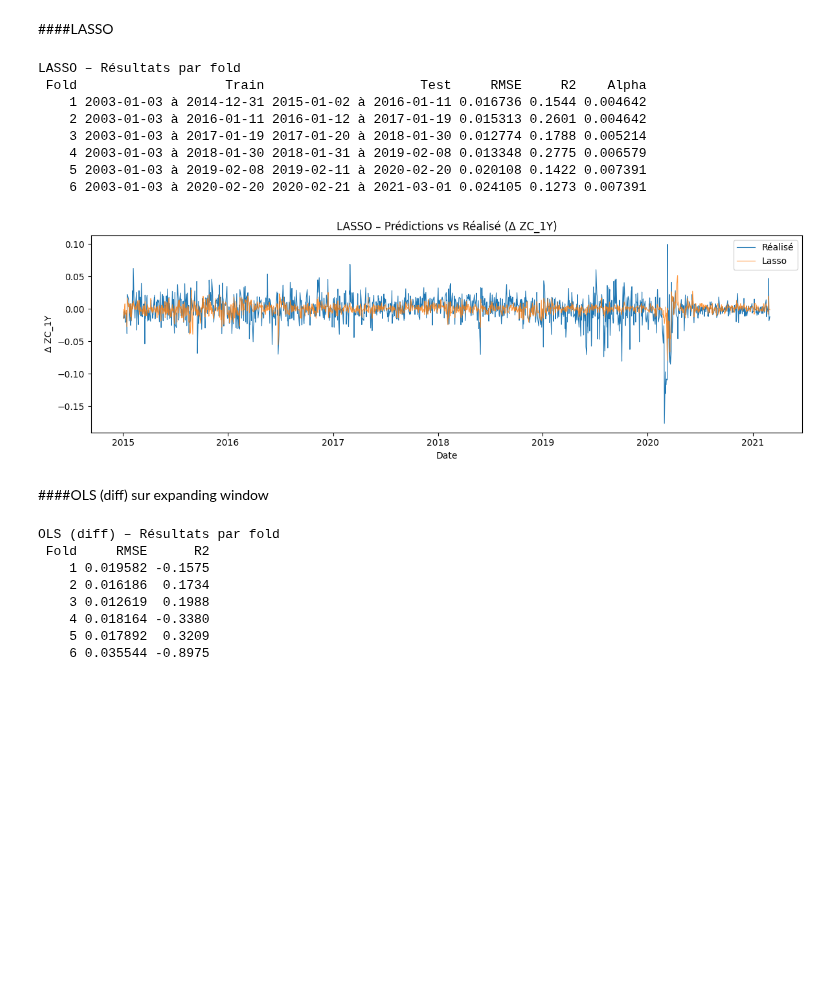
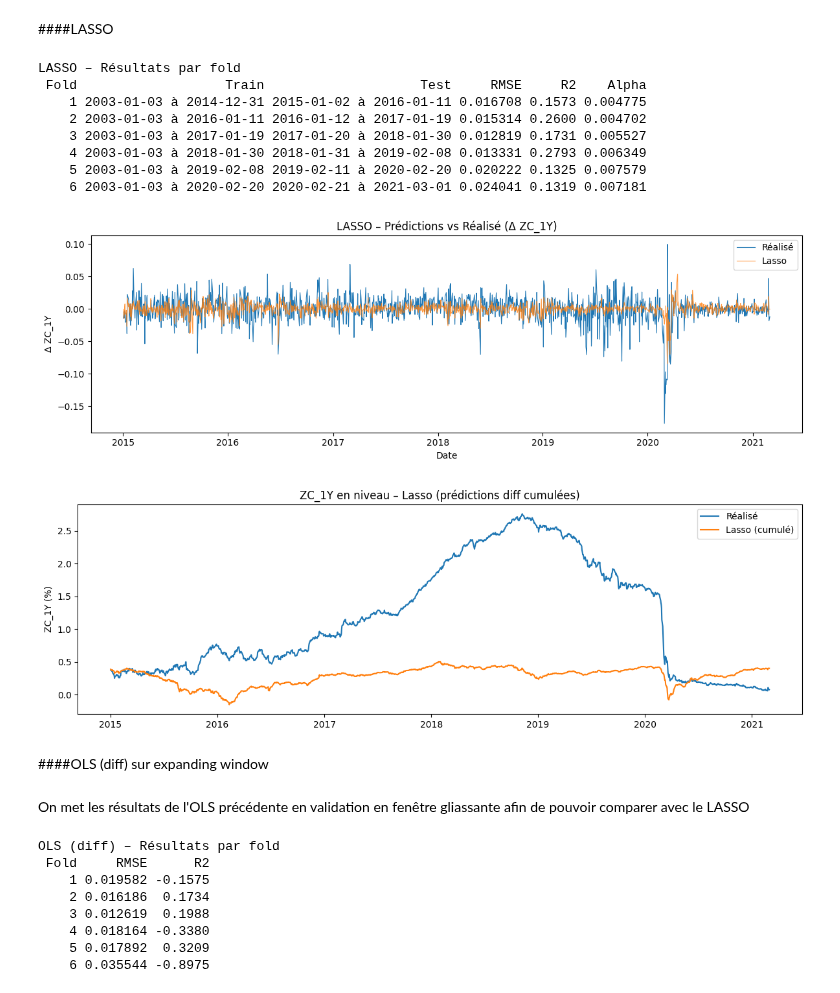
Before and after one commit to JibeyJB/Projet-DATA, a Jupyter notebook: Projet_DATA.ipynb, the cells around one changed output. Saved outputs shown, nothing was run; the diff lists cells and outputs as text; code cells hidden in the pictures; blank space fills up the shorter version.

```diff
--- a/Projet_DATA.ipynb
+++ b/Projet_DATA.ipynb
@@ -778,18 +778,18 @@ print(f"Variables non stationnaires ({len(non_stat)}) : {non_stat}")
 
 # 3) Passage en diff
 
-df_diff2 = df_model2.copy()
+df_diff = df_model2.copy()
 for col in non_stat:
-    df_diff2[col] = df_diff2[col].diff()
-df_diff2 = df_diff2.dropna()
+    df_diff[col] = df_diff[col].diff()
+df_diff = df_diff.dropna()
 # 4) Cible et features
 
-Y_d = df_diff2[["ZC_1Y"]]
-X_d = df_diff2.drop(columns=["ZC_1Y"])
+Y_d = df_diff[["ZC_1Y"]]
+X_d = df_diff.drop(columns=["ZC_1Y"])
 
 # 5) Split temporel : 80% train
 
-split_d = int(0.8 * len(df_diff2))
+split_d = int(0.8 * len(df_diff))
 X_train_d = X_d.iloc[:split_d]
 Y_train_d = Y_d.iloc[:split_d]
 # %% [output]
@@ -904,7 +904,7 @@ else:
 model = auto_arima(
     Y_train,
     start_p=0, start_q=0,
-    max_p=4, max_q=4,
+    max_p=2, max_q=2,
     seasonal=False,
     information_criterion="aic",
     stepwise=True,
@@ -1111,12 +1111,7 @@ for k, (train_idx, test_idx) in enumerate(folds):
     X_te_sc = scaler.transform(X_te)
 
     # LassoCV
-    lasso = LassoCV(
-        alphas=np.logspace(-4, 1, 100),
-        cv=TimeSeriesSplit(n_splits=5),
-        max_iter=10000,
-        random_state=42
-    )
+    lasso = LassoCV(alphas=np.logspace(-3, -2, 300),cv=TimeSeriesSplit(n_splits=5),max_iter=10000,random_state=42)
     lasso.fit(X_tr_sc, y_tr)
     y_pred = lasso.predict(X_te_sc)
 
@@ -1127,47 +1122,60 @@ for k, (train_idx, test_idx) in enumerate(folds):
         "Fold": k + 1,
         "Train": f"{df_diff.index[train_idx[0]].date()} à {df_diff.index[train_idx[-1]].date()}",
         "Test": f"{df_diff.index[test_idx[0]].date()} à {df_diff.index[test_idx[-1]].date()}",
         "RMSE": round(rmse, 6),
         "R2": round(r2, 4),
         "Alpha": round(lasso.alpha_, 6)
     })
-
-    lasso_preds_all.append(pd.DataFrame({
-        "date": df_diff.index[test_idx],
-        "y_true": y_te,
-        "y_pred": y_pred
-    }))
+    lasso_preds_all.append(pd.DataFrame({"date": df_diff.index[test_idx],"y_true": y_te,"y_pred": y_pred}))
 
 # Tableau récap
 df_lasso_res = pd.DataFrame(lasso_results)
 print("LASSO – Résultats par fold")
 print(df_lasso_res.to_string(index=False))
 
 # Concat prédictions
 df_lasso_preds = pd.concat(lasso_preds_all, ignore_index=True)
 
 # Graphique
 plt.figure(figsize=(12, 4))
 plt.plot(df_lasso_preds["date"], df_lasso_preds["y_true"], label="Réalisé", linewidth=0.8)
 plt.plot(df_lasso_preds["date"], df_lasso_preds["y_pred"], label="Lasso", linewidth=0.8, alpha=0.8)
 plt.title("LASSO – Prédictions vs Réalisé (Δ ZC_1Y)")
 plt.xlabel("Date")
 plt.ylabel("Δ ZC_1Y")
 plt.legend()
 plt.tight_layout()
 plt.show()
+# Graphique en niveau (prédictions cumulées)
+idx_start = folds[0][1][0] - 1  # dernier point avant le premier test
+last_known = df_model["ZC_1Y"].iloc[idx_start]
+
+y_true_niveau = last_known + np.cumsum(df_lasso_preds["y_true"].values)
+y_pred_niveau = last_known + np.cumsum(df_lasso_preds["y_pred"].values)
+
+plt.figure(figsize=(12, 4))
+plt.plot(df_lasso_preds["date"], y_true_niveau, label="Réalisé")
+plt.plot(df_lasso_preds["date"], y_pred_niveau, label="Lasso (cumulé)")
+plt.title("ZC_1Y en niveau – Lasso (prédictions diff cumulées)")
+plt.ylabel("ZC_1Y (%)")
+plt.legend()
+plt.tight_layout()
+plt.show()
 # %% [output]
 LASSO – Résultats par fold
  Fold                   Train                    Test     RMSE     R2    Alpha
-    1 2003-01-03 à 2014-12-31 2015-01-02 à 2016-01-11 0.016736 0.1544 0.004642
-    2 2003-01-03 à 2016-01-11 2016-01-12 à 2017-01-19 0.015313 0.2601 0.004642
-    3 2003-01-03 à 2017-01-19 2017-01-20 à 2018-01-30 0.012774 0.1788 0.005214
-    4 2003-01-03 à 2018-01-30 2018-01-31 à 2019-02-08 0.013348 0.2775 0.006579
-    5 2003-01-03 à 2019-02-08 2019-02-11 à 2020-02-20 0.020108 0.1422 0.007391
-    6 2003-01-03 à 2020-02-20 2020-02-21 à 2021-03-01 0.024105 0.1273 0.007391
+    1 2003-01-03 à 2014-12-31 2015-01-02 à 2016-01-11 0.016708 0.1573 0.004775
+    2 2003-01-03 à 2016-01-11 2016-01-12 à 2017-01-19 0.015314 0.2600 0.004702
+    3 2003-01-03 à 2017-01-19 2017-01-20 à 2018-01-30 0.012819 0.1731 0.005527
+    4 2003-01-03 à 2018-01-30 2018-01-31 à 2019-02-08 0.013331 0.2793 0.006349
+    5 2003-01-03 à 2019-02-08 2019-02-11 à 2020-02-20 0.020222 0.1325 0.007579
+    6 2003-01-03 à 2020-02-20 2020-02-21 à 2021-03-01 0.024041 0.1319 0.007181
 [figure]
+[figure, added]
 # %% [markdown]
 ####OLS (diff) sur expanding window
+# %% [markdown]
+On met les résultats de l'OLS précédente en validation en fenêtre gliassante afin de pouvoir comparer avec le LASSO
 # %%
 # OLS sur les mêmes folds que le Lasso (comparaison équitable)
 
```
Also changed, not shown: parts of 5 cells of this notebook.
